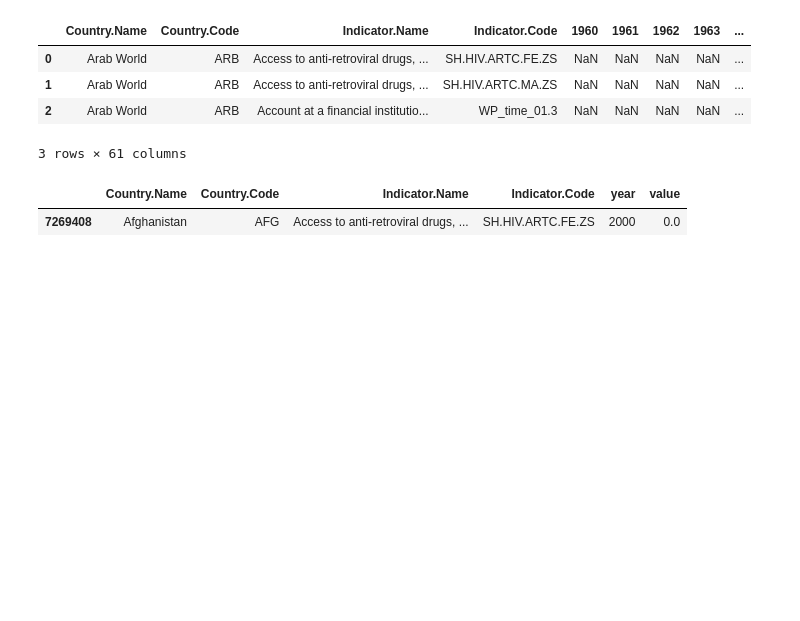
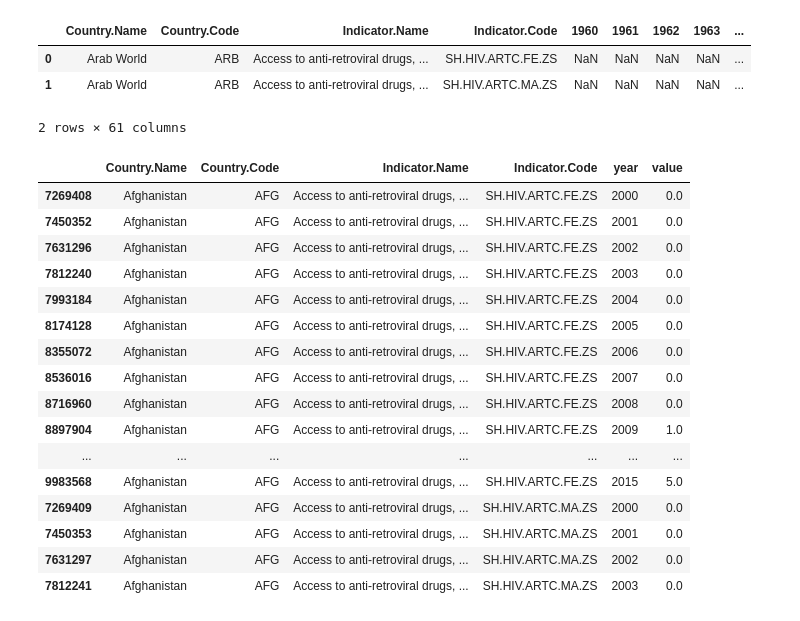
Before and after one commit to circushaase/Capstone-1_WorldBank_GenderData, a Jupyter notebook: Capstone data exploration and wrangling.ipynb, the cells around one changed output. Drawn from its saved outputs; the diff is of its cells as text; code cells hidden in the pictures; blank space fills up the shorter version.

```diff
--- a/Capstone data exploration and wrangling.ipynb
+++ b/Capstone data exploration and wrangling.ipynb
@@ -9,39 +14,53 @@ import re
 df = pd.read_csv('Documents/Data.csv')
 # %%
-df.head(3)
+df.head(2)
 # %% [output]
 |  | Country.Name | Country.Code | Indicator.Name | Indicator.Code | 1960 | 1961 | 1962 | 1963 | ... |
 | 0 | Arab World | ARB | Access to anti-retroviral drugs, ... | SH.HIV.ARTC.FE.ZS | NaN | NaN | NaN | NaN | ... |
 | 1 | Arab World | ARB | Access to anti-retroviral drugs, ... | SH.HIV.ARTC.MA.ZS | NaN | NaN | NaN | NaN | ... |
-| 2 | Arab World | ARB | Account at a financial institutio... | WP_time_01.3 | NaN | NaN | NaN | NaN | ... |
-3 rows × 61 columns
+2 rows × 61 columns
 # %%
-# Melting
+# Melting the individual years columns to be one column with the individual years as rows
 id_vars = ["Country.Name",
            "Country.Code",
            "Indicator.Name",
-           "Indicator.Code"]
+          "Indicator.Code"]
 
 df = pd.melt(frame=df,id_vars=id_vars, var_name="year", value_name="value")
 
 # Formatting
 df["year"] = df["year"].str.extract('(\d+)', expand=False).astype(int)
 df["value"] = df["value"].astype(float)
 
-# Cleaning out unnecessary rows
+# Cleaning out unnecessary rows with empty values
 df = df.dropna()
 
 df = df[["Country.Name",
-           "Country.Code",
-           "Indicator.Name",
-           "Indicator.Code",
-           "year",
-           "value"]]
+         "Country.Code",
+         "Indicator.Name",
+         "Indicator.Code",
+         "year",
+         "value"]]
 
 df = df.sort_values(ascending=True, by=["Country.Name","Indicator.Name","year"])
 
-df.head(1)
+df.head(20)
 # %% [output]
 |  | Country.Name | Country.Code | Indicator.Name | Indicator.Code | year | value |
 | 7269408 | Afghanistan | AFG | Access to anti-retroviral drugs, ... | SH.HIV.ARTC.FE.ZS | 2000 | 0.0 |
+| 7450352 | Afghanistan | AFG | Access to anti-retroviral drugs, ... | SH.HIV.ARTC.FE.ZS | 2001 | 0.0 |
+| 7631296 | Afghanistan | AFG | Access to anti-retroviral drugs, ... | SH.HIV.ARTC.FE.ZS | 2002 | 0.0 |
+| 7812240 | Afghanistan | AFG | Access to anti-retroviral drugs, ... | SH.HIV.ARTC.FE.ZS | 2003 | 0.0 |
+| 7993184 | Afghanistan | AFG | Access to anti-retroviral drugs, ... | SH.HIV.ARTC.FE.ZS | 2004 | 0.0 |
+| 8174128 | Afghanistan | AFG | Access to anti-retroviral drugs, ... | SH.HIV.ARTC.FE.ZS | 2005 | 0.0 |
+| 8355072 | Afghanistan | AFG | Access to anti-retroviral drugs, ... | SH.HIV.ARTC.FE.ZS | 2006 | 0.0 |
+| 8536016 | Afghanistan | AFG | Access to anti-retroviral drugs, ... | SH.HIV.ARTC.FE.ZS | 2007 | 0.0 |
+| 8716960 | Afghanistan | AFG | Access to anti-retroviral drugs, ... | SH.HIV.ARTC.FE.ZS | 2008 | 0.0 |
+| 8897904 | Afghanistan | AFG | Access to anti-retroviral drugs, ... | SH.HIV.ARTC.FE.ZS | 2009 | 1.0 |
+| ... | ... | ... | ... | ... | ... | ... |
+| 9983568 | Afghanistan | AFG | Access to anti-retroviral drugs, ... | SH.HIV.ARTC.FE.ZS | 2015 | 5.0 |
+| 7269409 | Afghanistan | AFG | Access to anti-retroviral drugs, ... | SH.HIV.ARTC.MA.ZS | 2000 | 0.0 |
+| 7450353 | Afghanistan | AFG | Access to anti-retroviral drugs, ... | SH.HIV.ARTC.MA.ZS | 2001 | 0.0 |
+| 7631297 | Afghanistan | AFG | Access to anti-retroviral drugs, ... | SH.HIV.ARTC.MA.ZS | 2002 | 0.0 |
+| 7812241 | Afghanistan | AFG | Access to anti-retroviral drugs, ... | SH.HIV.ARTC.MA.ZS | 2003 | 0.0 |
 # %%
```
Also changed, not shown: parts of 6 cells of this notebook, 1 other file.
